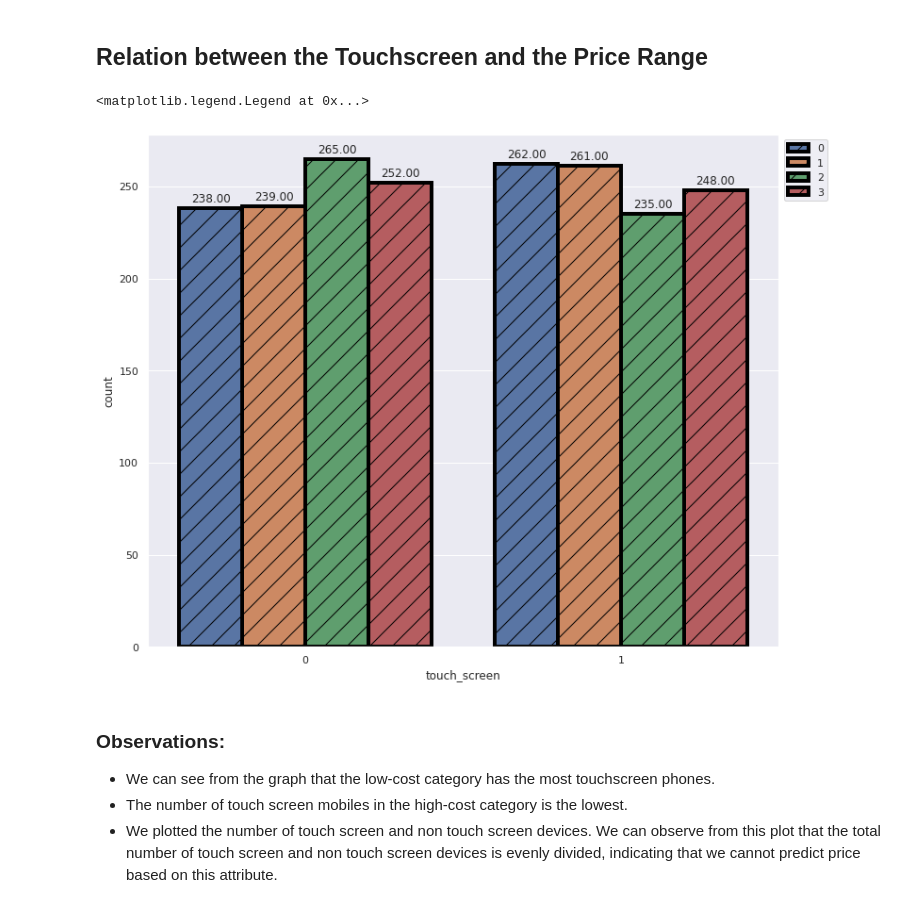
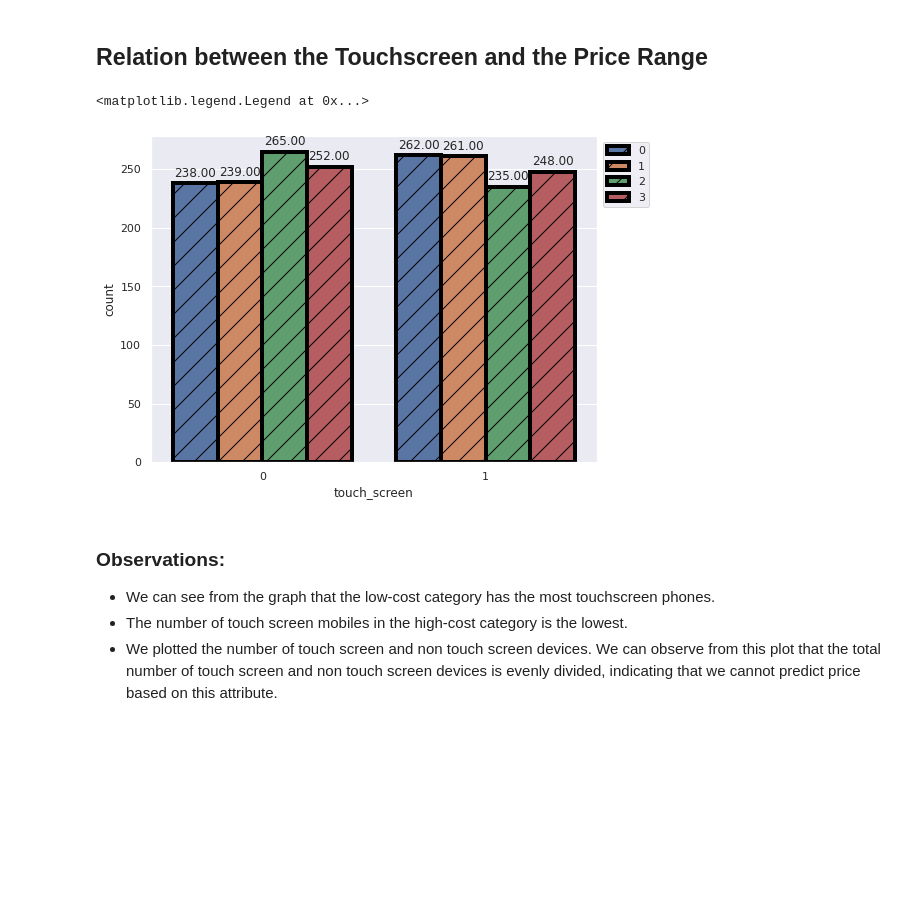
Before and after one commit to aryarajat/Mobile-Price-Range-Prediction, a Jupyter notebook: Mobile_Price_Range_Prediction.ipynb, the cells around one changed output. Cells and saved outputs as stored; diff of their text form; code cells hidden in the pictures; blank space fills up the shorter version.

```diff
--- a/Mobile_Price_Range_Prediction.ipynb
+++ b/Mobile_Price_Range_Prediction.ipynb
@@ -200,7 +214,7 @@ mobile_df.corr()
 | price_range | 0.200723 | 0.020573 | -0.006606 | 0.017444 | 0.021998 | 0.014772 | 0.044435 | 0.000853 | -0.030302 | ... |
 # %%
 # Plot the heatmap for the above correlation matrix
-sns.set(rc={'figure.figsize':(15,12)})
+sns.set(rc={'figure.figsize':(14,12)})
 sns.heatmap(mobile_df.corr(), annot=True,fmt=".2f")
 # %% [output]
 <matplotlib.axes._subplots.AxesSubplot at 0x...>
@@ -284,20 +298,20 @@ plt.show()
 # %%
 # Plotting the graph
 
-plt.figure(figsize=(12,10))
+plt.figure(figsize=(8,6))
 ax=sns.countplot('touch_screen',data=mobile_df,lw=4, ec='black',
                  hue='price_range', hatch='/')
 
 # Adding Annotation
 for p in ax.patches:
   ax.annotate(format(p.get_height(), '.2f'), (p.get_x() + p.get_width() / 2., p.get_height())
   , ha = 'center', va = 'center', xytext = (0, 10), textcoords = 'offset points')
 
 # Placing the Legend outside
 plt.legend(bbox_to_anchor=(1,1), loc="upper left")
 # %% [output]
 <matplotlib.legend.Legend at 0x...>
-[figure, old version]
+[figure, new version]
 # %% [markdown]
 ### **Observations:**
 
```
Also changed, not shown: parts of 104 cells of this notebook.
